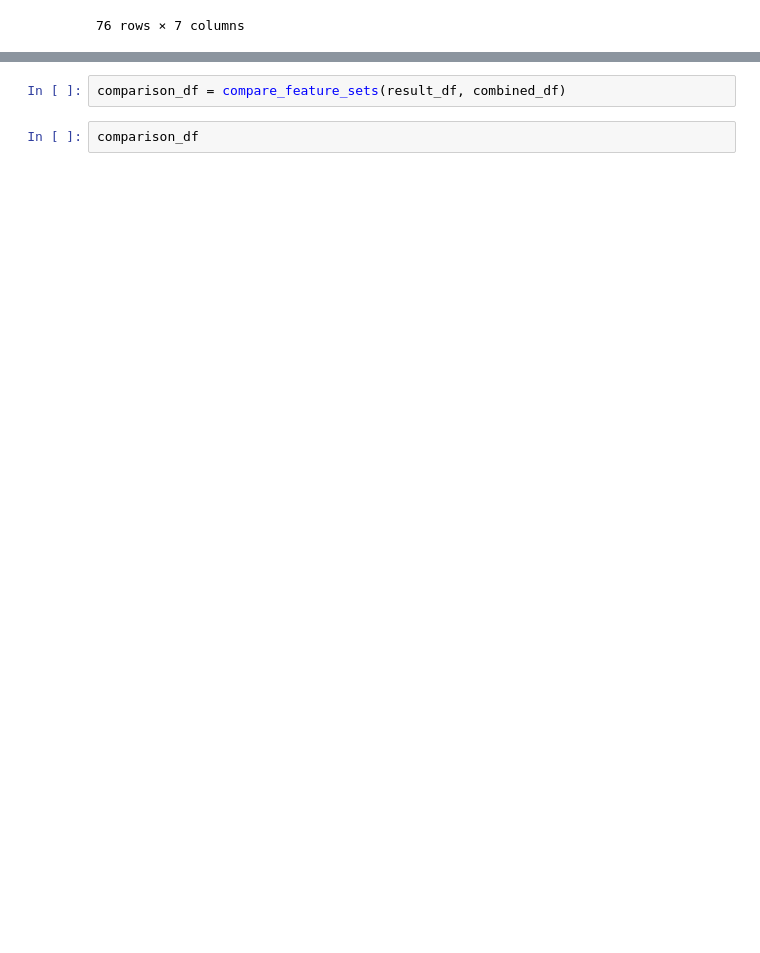
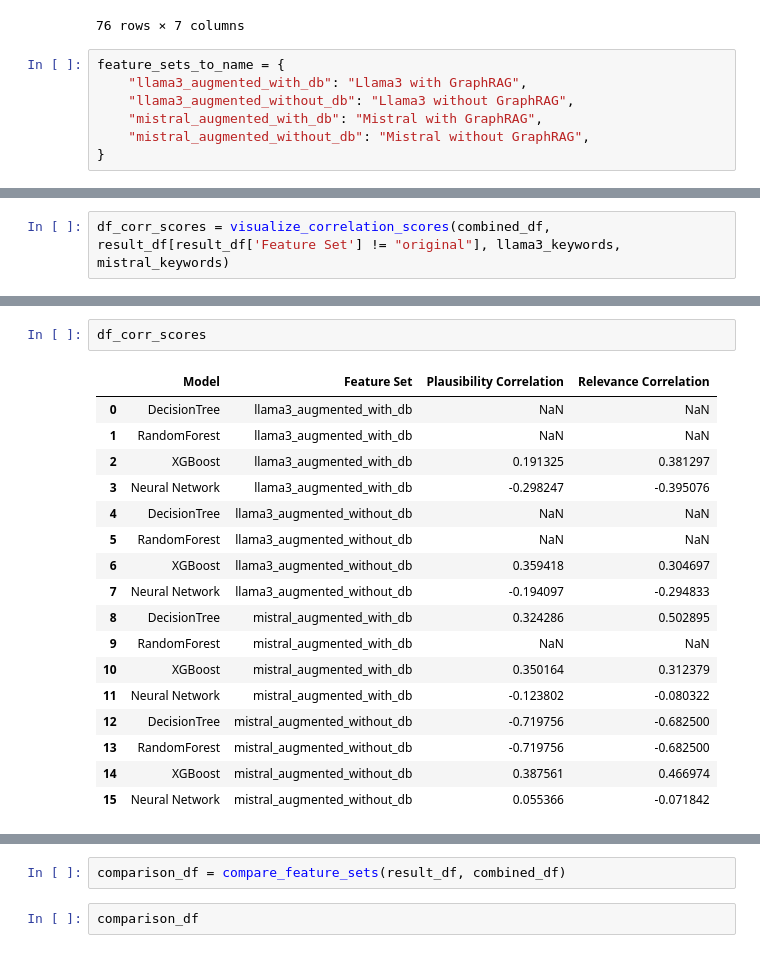
Before and after one commit to ChihchengHsieh/graphrage_for_all, a Jupyter notebook: correlation_coefficient_plot.ipynb, the cells around one changed output, grey strips where cells are left out. Drawn from its saved outputs; the diff is of its cells as text; blank space fills up the shorter version.

```diff
--- a/correlation_coefficient_plot.ipynb
+++ b/correlation_coefficient_plot.ipynb
@@ -315,3 +400,10 @@ combined_df
 | 74 | worsening of pain by inspiration | 1.000000 | 1.666667 | 1.000000 | 1.000000 | ... |
 | 75 | worsening of pain by lying down | 1.500000 | 1.000000 | 1.000000 | 1.000000 | ... |
 76 rows × 7 columns
+# %%
+feature_sets_to_name = {
+    "llama3_augmented_with_db": "Llama3 with GraphRAG",
+    "llama3_augmented_without_db": "Llama3 without GraphRAG",
+    "mistral_augmented_with_db": "Mistral with GraphRAG",
+    "mistral_augmented_without_db": "Mistral without GraphRAG",
+}
@@ -317,0 +534,2 @@ combined_df
+# %%
+df_corr_scores = visualize_correlation_scores(combined_df, result_df[result_df['Feature Set'] != "original"], llama3_keywords, mistral_keywords)
@@ -317,0 +572,20 @@ combined_df
+# %%
+df_corr_scores
+# %% [output]
+|  | Model | Feature Set | Plausibility Correlation | Relevance Correlation |
+| 0 | DecisionTree | llama3_augmented_with_db | NaN | NaN |
+| 1 | RandomForest | llama3_augmented_with_db | NaN | NaN |
+| 2 | XGBoost | llama3_augmented_with_db | 0.191325 | 0.381297 |
+| 3 | Neural Network | llama3_augmented_with_db | -0.298247 | -0.395076 |
+| 4 | DecisionTree | llama3_augmented_without_db | NaN | NaN |
+| 5 | RandomForest | llama3_augmented_without_db | NaN | NaN |
+| 6 | XGBoost | llama3_augmented_without_db | 0.359418 | 0.304697 |
+| 7 | Neural Network | llama3_augmented_without_db | -0.194097 | -0.294833 |
+| 8 | DecisionTree | mistral_augmented_with_db | 0.324286 | 0.502895 |
+| 9 | RandomForest | mistral_augmented_with_db | NaN | NaN |
+| 10 | XGBoost | mistral_augmented_with_db | 0.350164 | 0.312379 |
+| 11 | Neural Network | mistral_augmented_with_db | -0.123802 | -0.080322 |
+| 12 | DecisionTree | mistral_augmented_without_db | -0.719756 | -0.682500 |
+| 13 | RandomForest | mistral_augmented_without_db | -0.719756 | -0.682500 |
+| 14 | XGBoost | mistral_augmented_without_db | 0.387561 | 0.466974 |
+| 15 | Neural Network | mistral_augmented_without_db | 0.055366 | -0.071842 |
```
Also changed, not shown: parts of 16 cells of this notebook, 3 other files.
